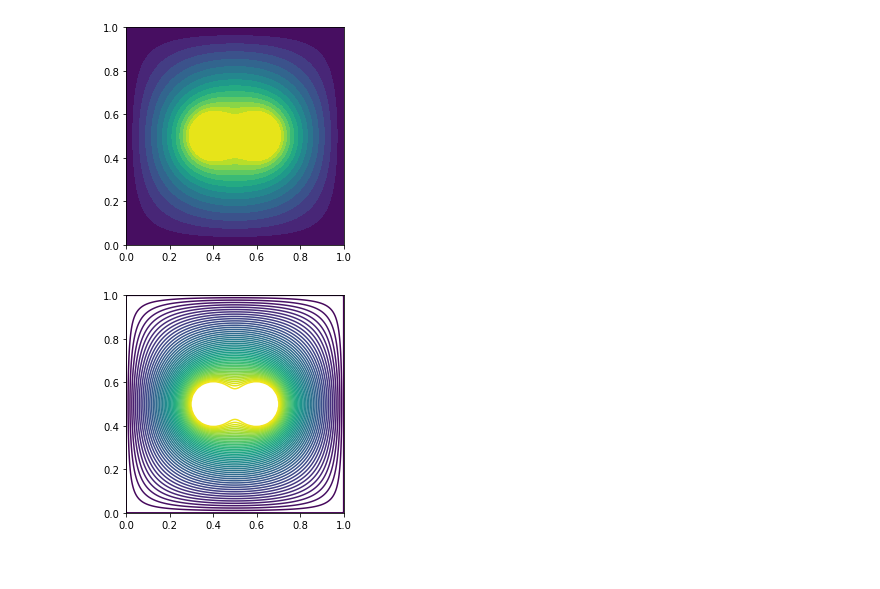
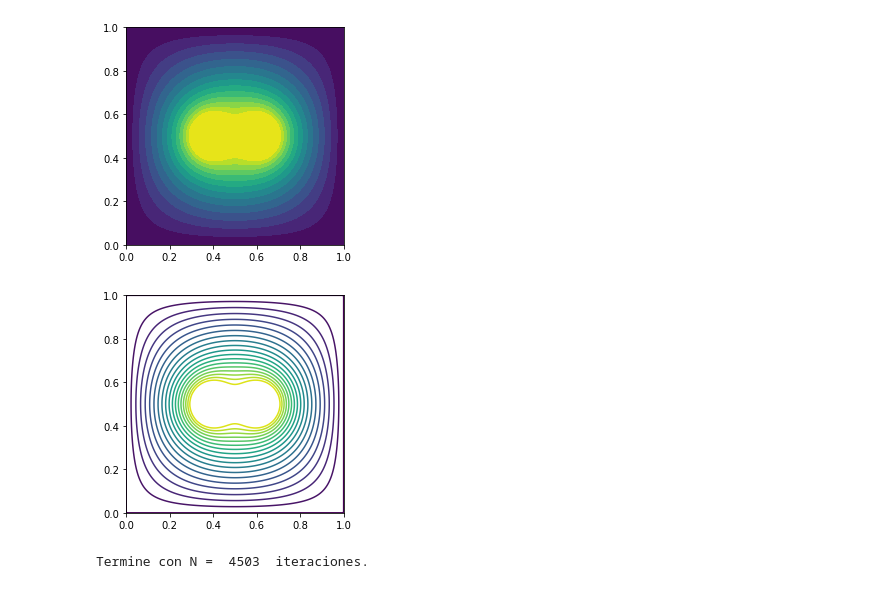
Before and after one commit to richmf/FisComp_borrador, a Jupyter notebook: Metodo de Jacobi.ipynb, the cells around one changed output. Cells and saved outputs as stored; diff of their text form; code cells hidden in the pictures.

```diff
--- a/Metodo de Jacobi.ipynb
+++ b/Metodo de Jacobi.ipynb
@@ -62,6 +62,8 @@ def malla_de_mastercard(x,y,xc,yc,r,V0=1):
             circ2 = sqrt( (x[i]-xc[1])**2 + (y[j]-yc[1])**2 )
             if circ1 < r or circ2 < r:
                 Mat[j,i] = V0
+            else:
+                Mat[j,i] = V0*rand()
     return Mat
 # %%
 x , y = linspace(0,1,300) , linspace(0,1,300)
@@ -89,9 +87,9 @@ show()
 [figure]
 # %%
 X,Y = meshgrid(x,y)
-niveles = linspace(0,1,50)
+niveles = linspace(0,1,20)
 contour(X,Y,Mat_V,levels=niveles)
 gca().set_aspect('equal')
 show()
 # %% [output]
-[figure, old version]
+[figure, new version]
@@ -97,0 +114,4 @@ show()
+# %%
+Mat_V = Mat_Jacobi(Mat_V,(25,50),1e-9)
+# %% [output]
+Termine con N =  4503  iteraciones.
```
Also changed, not shown: parts of 6 cells of this notebook.
